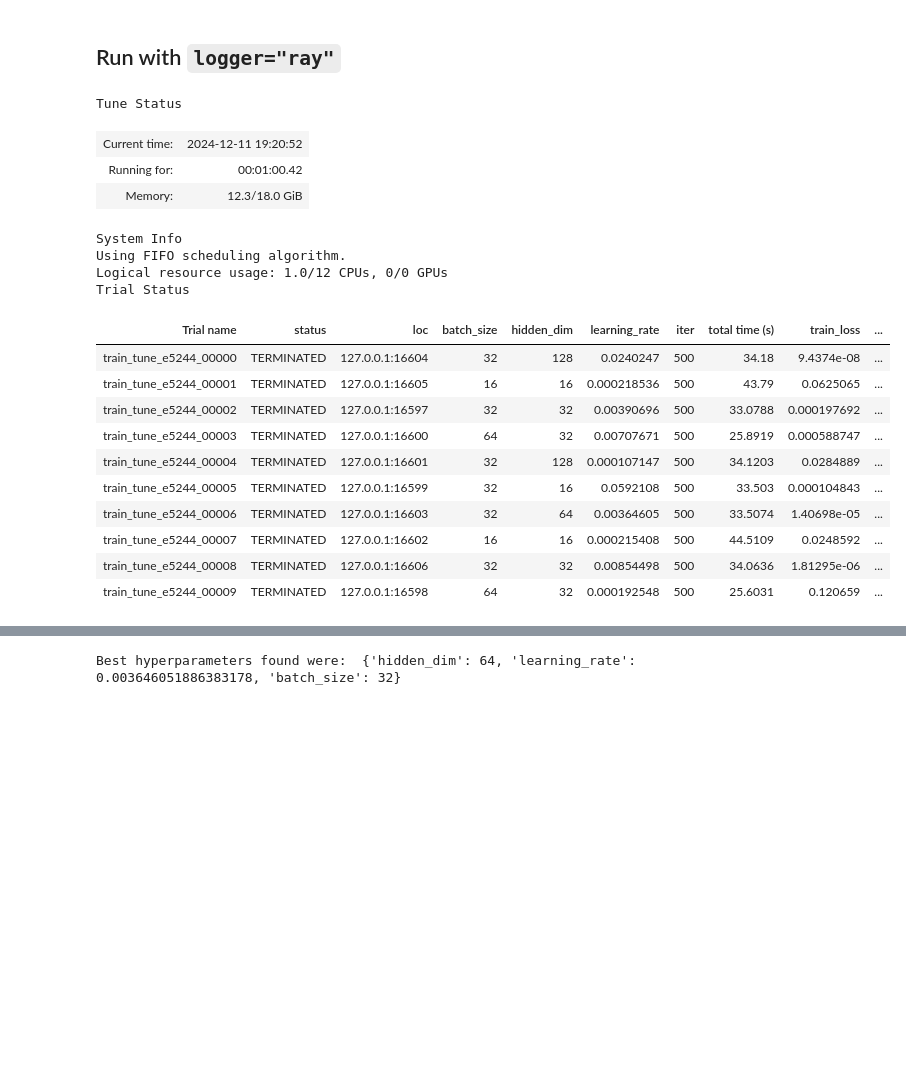
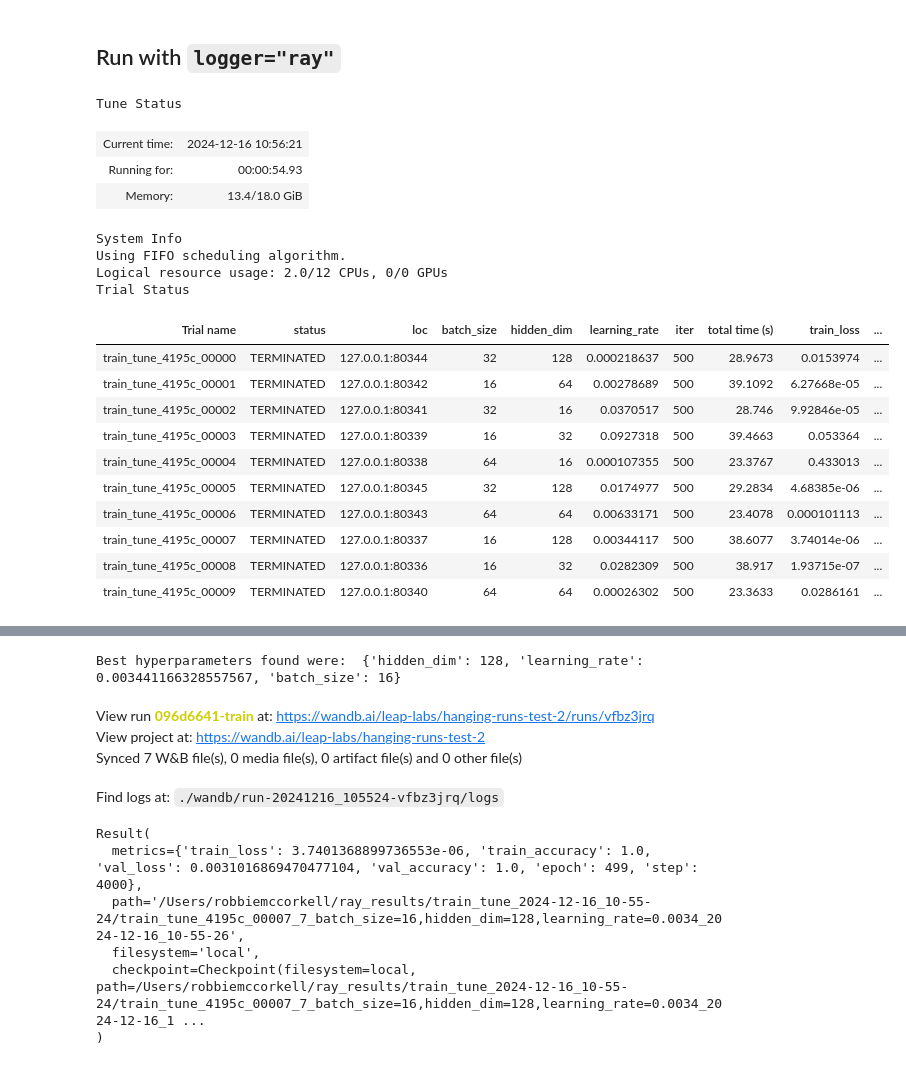
Before and after one commit to robbiemccorkell/wandb-jupyter, a Jupyter notebook: test.ipynb, the cells around one changed output, grey strips where cells are left out. Drawn from its saved outputs; the diff is of its cells as text; code cells hidden in the pictures; blank space fills up the shorter version.

```diff
--- a/test.ipynb
+++ b/test.ipynb
@@ -131,24 +97,29 @@ Best hyperparameters found were:  {'hidden_dim': 128, 'learning_rate': 0.0620236
 # %% [markdown]
 ## Run with `logger="ray"`
 # %%
-hpo(num_samples=10, num_epochs=500, logger="ray")
+hpo(
+    num_samples=5,
+    num_epochs=100,
+    logger="ray",
+    wandb_project="hanging-runs-test-2",
+)
 # %% [output]
 Tune Status
-| Current time: | 2024-12-11 19:20:52 |
-| Running for: | 00:01:00.42 |
-| Memory: | 12.3/18.0 GiB |
+| Current time: | 2024-12-16 10:56:21 |
+| Running for: | 00:00:54.93 |
+| Memory: | 13.4/18.0 GiB |
 System Info
 Using FIFO scheduling algorithm.
-Logical resource usage: 1.0/12 CPUs, 0/0 GPUs
+Logical resource usage: 2.0/12 CPUs, 0/0 GPUs
 Trial Status
 | Trial name | status | loc | batch_size | hidden_dim | learning_rate | iter | total time (s) | train_loss | ... |
-| train_tune_e5244_00000 | TERMINATED | 127.0.0.1:16604 | 32 | 128 | 0.0240247 | 500 | 34.18 | 9.4374e-08 | ... |
-| train_tune_e5244_00001 | TERMINATED | 127.0.0.1:16605 | 16 | 16 | 0.000218536 | 500 | 43.79 | 0.0625065 | ... |
-| train_tune_e5244_00002 | TERMINATED | 127.0.0.1:16597 | 32 | 32 | 0.00390696 | 500 | 33.0788 | 0.000197692 | ... |
-| train_tune_e5244_00003 | TERMINATED | 127.0.0.1:16600 | 64 | 32 | 0.00707671 | 500 | 25.8919 | 0.000588747 | ... |
-| train_tune_e5244_00004 | TERMINATED | 127.0.0.1:16601 | 32 | 128 | 0.000107147 | 500 | 34.1203 | 0.0284889 | ... |
-| train_tune_e5244_00005 | TERMINATED | 127.0.0.1:16599 | 32 | 16 | 0.0592108 | 500 | 33.503 | 0.000104843 | ... |
-| train_tune_e5244_00006 | TERMINATED | 127.0.0.1:16603 | 32 | 64 | 0.00364605 | 500 | 33.5074 | 1.40698e-05 | ... |
-| train_tune_e5244_00007 | TERMINATED | 127.0.0.1:16602 | 16 | 16 | 0.000215408 | 500 | 44.5109 | 0.0248592 | ... |
-| train_tune_e5244_00008 | TERMINATED | 127.0.0.1:16606 | 32 | 32 | 0.00854498 | 500 | 34.0636 | 1.81295e-06 | ... |
-| train_tune_e5244_00009 | TERMINATED | 127.0.0.1:16598 | 64 | 32 | 0.000192548 | 500 | 25.6031 | 0.120659 | ... |
+| train_tune_4195c_00000 | TERMINATED | 127.0.0.1:80344 | 32 | 128 | 0.000218637 | 500 | 28.9673 | 0.0153974 | ... |
+| train_tune_4195c_00001 | TERMINATED | 127.0.0.1:80342 | 16 | 64 | 0.00278689 | 500 | 39.1092 | 6.27668e-05 | ... |
+| train_tune_4195c_00002 | TERMINATED | 127.0.0.1:80341 | 32 | 16 | 0.0370517 | 500 | 28.746 | 9.92846e-05 | ... |
+| train_tune_4195c_00003 | TERMINATED | 127.0.0.1:80339 | 16 | 32 | 0.0927318 | 500 | 39.4663 | 0.053364 | ... |
+| train_tune_4195c_00004 | TERMINATED | 127.0.0.1:80338 | 64 | 16 | 0.000107355 | 500 | 23.3767 | 0.433013 | ... |
+| train_tune_4195c_00005 | TERMINATED | 127.0.0.1:80345 | 32 | 128 | 0.0174977 | 500 | 29.2834 | 4.68385e-06 | ... |
+| train_tune_4195c_00006 | TERMINATED | 127.0.0.1:80343 | 64 | 64 | 0.00633171 | 500 | 23.4078 | 0.000101113 | ... |
+| train_tune_4195c_00007 | TERMINATED | 127.0.0.1:80337 | 16 | 128 | 0.00344117 | 500 | 38.6077 | 3.74014e-06 | ... |
+| train_tune_4195c_00008 | TERMINATED | 127.0.0.1:80336 | 16 | 32 | 0.0282309 | 500 | 38.917 | 1.93715e-07 | ... |
+| train_tune_4195c_00009 | TERMINATED | 127.0.0.1:80340 | 64 | 64 | 0.00026302 | 500 | 23.3633 | 0.0286161 | ... |
@@ -172 +143,11 @@ Trial Status
-Best hyperparameters found were:  {'hidden_dim': 64, 'learning_rate': 0.003646051886383178, 'batch_size': 32}
+Best hyperparameters found were:  {'hidden_dim': 128, 'learning_rate': 0.003441166328557567, 'batch_size': 16}
+View run 096d6641-train at: https://wandb.ai/leap-labs/hanging-runs-test-2/runs/vfbz3jrq
+View project at: https://wandb.ai/leap-labs/hanging-runs-test-2
+Synced 7 W&B file(s), 0 media file(s), 0 artifact file(s) and 0 other file(s)
+Find logs at: ./wandb/run-20241216_105524-vfbz3jrq/logs
+Result(
+  metrics={'train_loss': 3.7401368899736553e-06, 'train_accuracy': 1.0, 'val_loss': 0.0031016869470477104, 'val_accuracy': 1.0, 'epoch': 499, 'step': 4000},
+  path='/Users/robbiemccorkell/ray_results/train_tune_2024-12-16_10-55-24/train_tune_4195c_00007_7_batch_size=16,hidden_dim=128,learning_rate=0.0034_2024-12-16_10-55-26',
+  filesystem='local',
+  checkpoint=Checkpoint(filesystem=local, path=/Users/robbiemccorkell/ray_results/train_tune_2024-12-16_10-55-24/train_tune_4195c_00007_7_batch_size=16,hidden_dim=128,learning_rate=0.0034_2024-12-16_1 ...
+)
```
Also changed, not shown: parts of 4 cells of this notebook, 4 other files.
